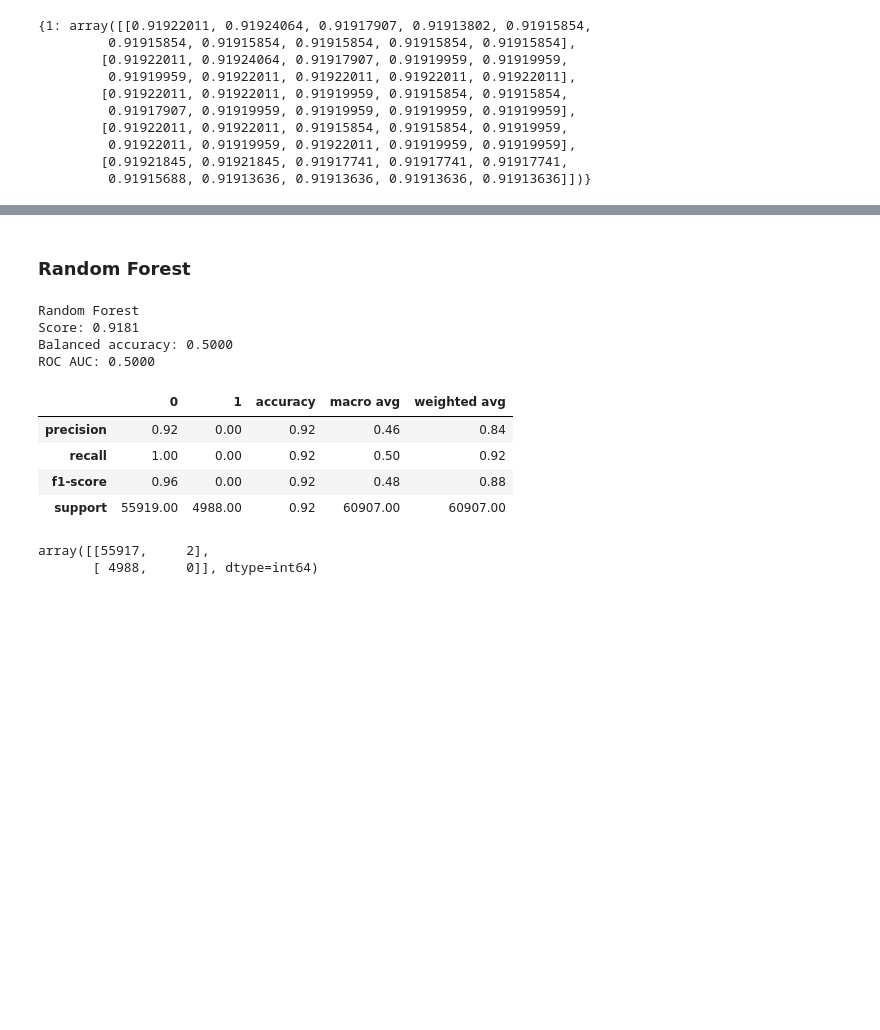
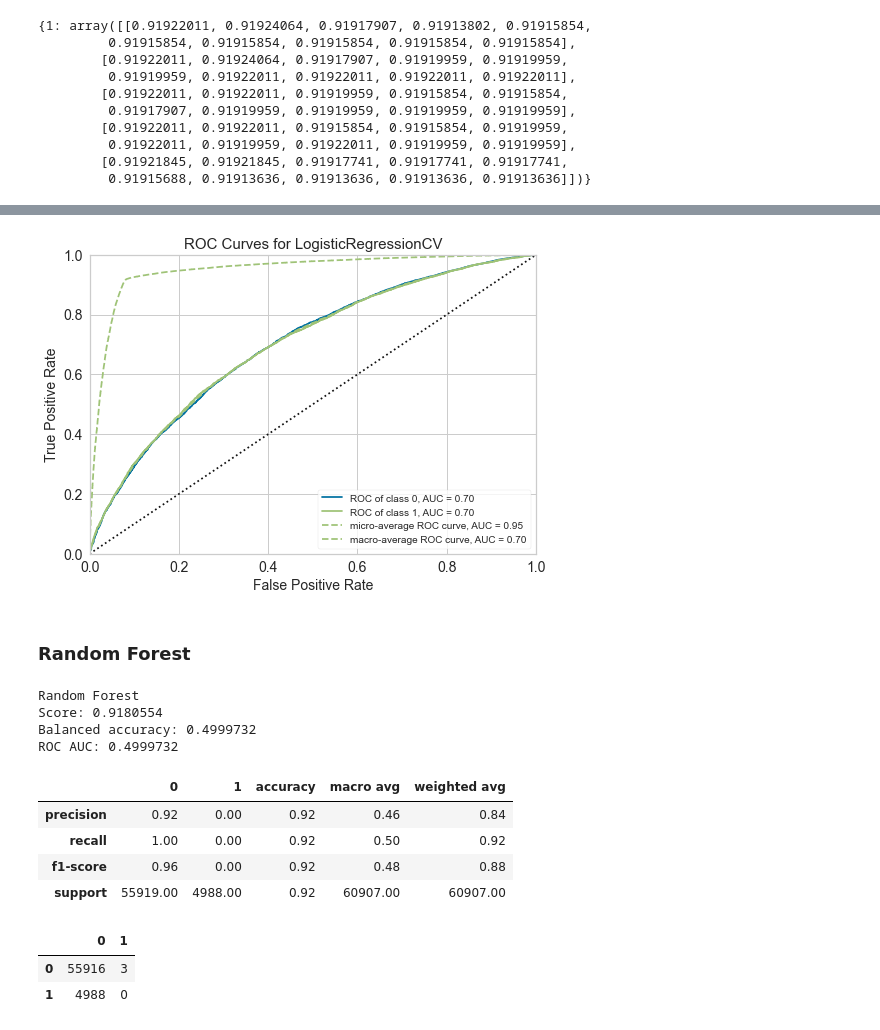
Before and after one commit to florabajolet/OCR7_scoring, a Jupyter notebook: P7_scoring_modeling.ipynb, the cells around one changed output, grey strips where cells are left out. Cells and saved outputs as stored; diff of their text form; code cells hidden in the pictures; blank space fills up the shorter version.

```diff
--- a/P7_scoring_modeling.ipynb
+++ b/P7_scoring_modeling.ipynb
@@ -283,3 +310,11 @@ model_lr[1].scores_
+# %%
+visualizer = ROCAUC(model_yellow_lr, classes=[0, 1])
+
+visualizer.fit(data_train_trans, target_train_trans)
+visualizer.score(data_test_trans, target_test_trans)
+visualizer.show();
+# %% [output]
+[figure, added]
 # %% [markdown]
 ### Random Forest
 # %%
@@ -299,14 +334,14 @@ confusion_test_rf = confusion_matrix(target_test, target_predicted_rf)
 roc_auc_rf = roc_auc_score(target_test, target_predicted_rf)
 # %%
 print(f"Random Forest")
-print(f"Score: {score_test_rf:.4f}")
-print(f"Balanced accuracy: {bal_accuracy_test_rf:.4f}")
-print(f"ROC AUC: {roc_auc_rf:.4f}")
+print(f"Score: {score_test_rf:.7f}")
+print(f"Balanced accuracy: {bal_accuracy_test_rf:.7f}")
+print(f"ROC AUC: {roc_auc_rf:.7f}")
 # %% [output]
 Random Forest
-Score: 0.9181
-Balanced accuracy: 0.5000
-ROC AUC: 0.5000
+Score: 0.9180554
+Balanced accuracy: 0.4999732
+ROC AUC: 0.4999732
 # %%
 classif_report_test_rf = pd.DataFrame(classif_report_test_rf)
 classif_report_test_rf
@@ -317,7 +352,8 @@ classif_report_test_rf
 | f1-score | 0.96 | 0.00 | 0.92 | 0.48 | 0.88 |
 | support | 55919.00 | 4988.00 | 0.92 | 60907.00 | 60907.00 |
 # %%
-confusion_test_rf
+pd.DataFrame(confusion_test_rf)
 # %% [output]
-array([[55917,     2],
-       [ 4988,     0]], dtype=int64)
+|  | 0 | 1 |
+| 0 | 55916 | 3 |
+| 1 | 4988 | 0 |
```
Also changed, not shown: parts of 22 cells of this notebook.
